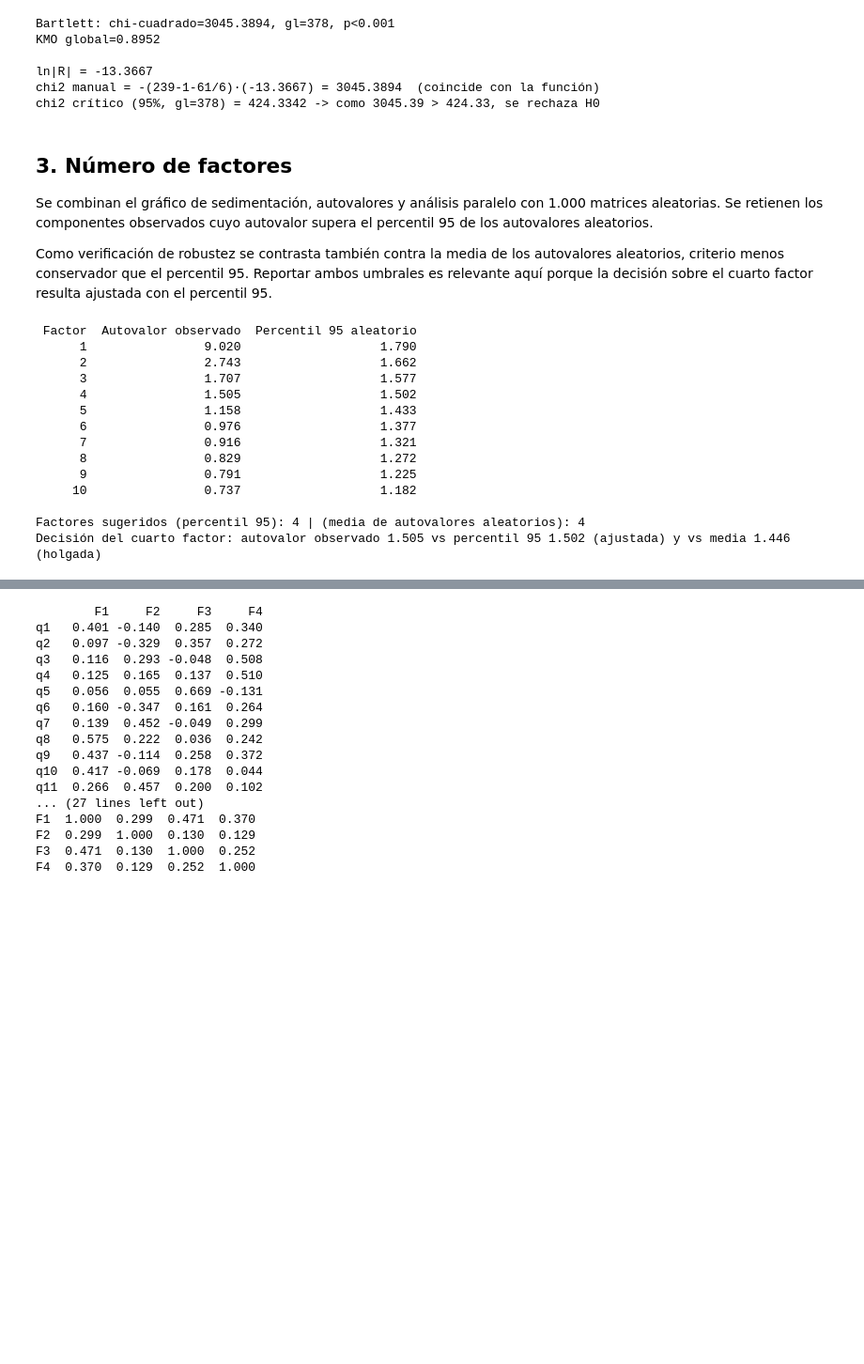
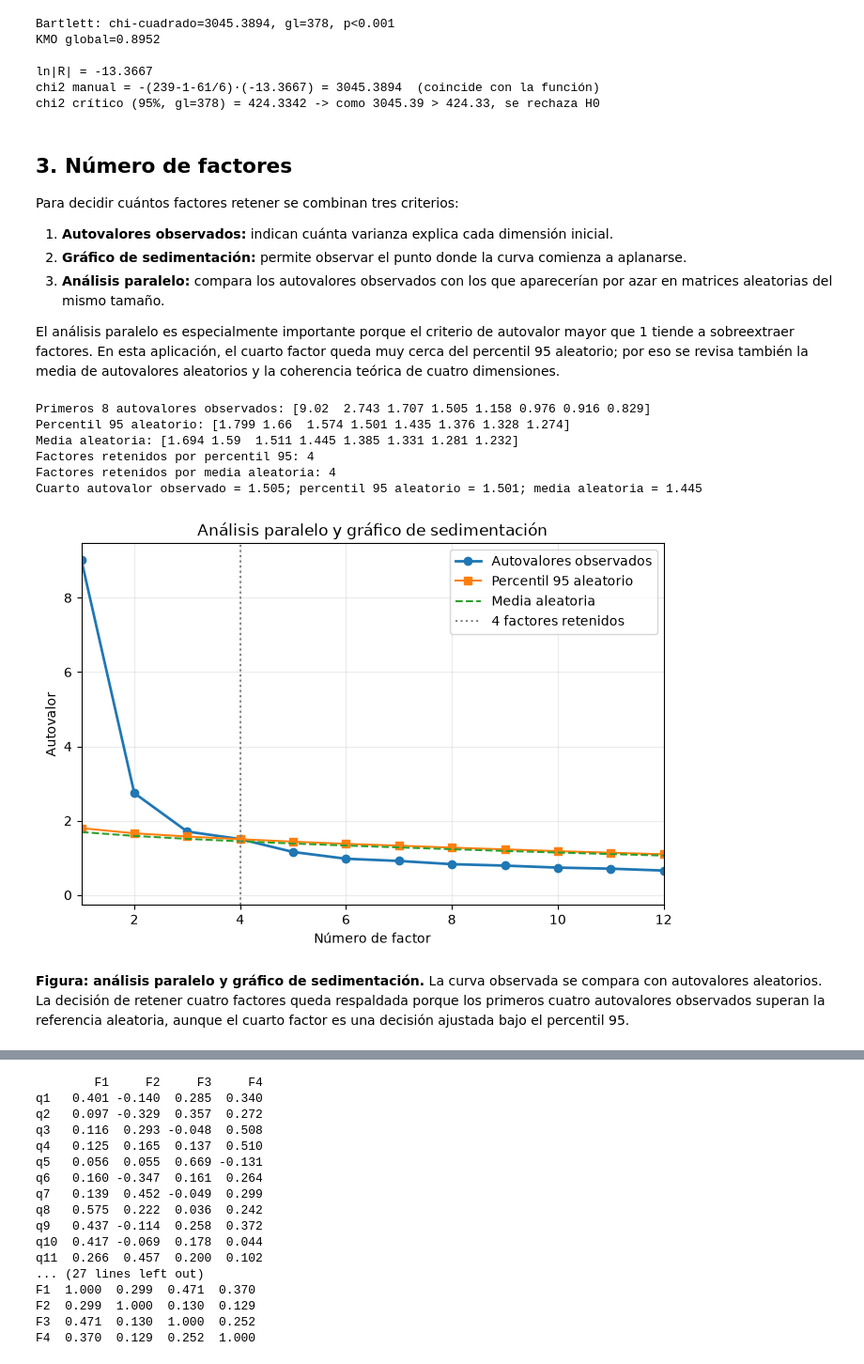
Before and after one commit to sebabecerra/Metodos-Cuantitativos-DEN, a Jupyter notebook: Tarea2/notebooks/Tarea_2_P2_Analisis_Factorial.ipynb, the cells around one changed output, grey strips where cells are left out. Shown at 94% size. Saved outputs shown, nothing was run; the diff lists cells and outputs as text; code cells hidden in the pictures; blank space fills up the shorter version.

```diff
--- a/Tarea2/notebooks/Tarea_2_P2_Analisis_Factorial.ipynb
+++ b/Tarea2/notebooks/Tarea_2_P2_Analisis_Factorial.ipynb
@@ -117,33 +117,54 @@ chi2 crítico (95%, gl=378) = 424.3342 -> como 3045.39 > 424.33, se rechaza H0
 # %% [markdown]
 ## 3. Número de factores
 
-Se combinan el gráfico de sedimentación, autovalores y análisis paralelo con 1.000 matrices aleatorias. Se retienen los componentes observados cuyo autovalor supera el percentil 95 de los autovalores aleatorios.
+Para decidir cuántos factores retener se combinan tres criterios:
 
-Como verificación de robustez se contrasta también contra la media de los autovalores aleatorios, criterio menos conservador que el percentil 95. Reportar ambos umbrales es relevante aquí porque la decisión sobre el cuarto factor resulta ajustada con el percentil 95.
+1. **Autovalores observados:** indican cuánta varianza explica cada dimensión inicial.
+2. **Gráfico de sedimentación:** permite observar el punto donde la curva comienza a aplanarse.
+3. **Análisis paralelo:** compara los autovalores observados con los que aparecerían por azar en matrices aleatorias del mismo tamaño.
+
+El análisis paralelo es especialmente importante porque el criterio de autovalor mayor que 1 tiende a sobreextraer factores. En esta aplicación, el cuarto factor queda muy cerca del percentil 95 aleatorio; por eso se revisa también la media de autovalores aleatorios y la coherencia teórica de cuatro dimensiones.
 # %%
 R=X.corr().to_numpy(); eig=np.linalg.eigvalsh(R)[::-1]
-rng=np.random.default_rng(20260706); re=[]
-for _ in range(1000): re.append(np.linalg.eigvalsh(np.corrcoef(rng.normal(size=X.shape),rowvar=False))[::-1])
-re=np.asarray(re); pa95=np.quantile(re,.95,axis=0); pamean=re.mean(axis=0)
-n=int(np.sum(eig>pa95)); nmean=int(np.sum(eig>pamean))
-print(pd.DataFrame({'Factor':range(1,29),'Autovalor observado':eig,'Percentil 95 aleatorio':pa95}).head(10).round(3).to_string(index=False))
-print('\nFactores sugeridos (percentil 95):',n,'| (media de autovalores aleatorios):',nmean)
-print(f'Decisión del cuarto factor: autovalor observado {eig[3]:.3f} vs percentil 95 {pa95[3]:.3f} (ajustada) y vs media {pamean[3]:.3f} (holgada)')
+rng=np.random.default_rng(12345)
+rand=[]
+for _ in range(1000):
+    Rr=np.corrcoef(rng.normal(size=X.shape),rowvar=False)
+    rand.append(np.linalg.eigvalsh(Rr)[::-1])
+rand=np.array(rand)
+rand95=np.percentile(rand,95,axis=0)
+randmean=rand.mean(axis=0)
+print('Primeros 8 autovalores observados:',np.round(eig[:8],3))
+print('Percentil 95 aleatorio:',np.round(rand95[:8],3))
+print('Media aleatoria:',np.round(randmean[:8],3))
+print('Factores retenidos por percentil 95:',int((eig>rand95).sum()))
+print('Factores retenidos por media aleatoria:',int((eig>randmean).sum()))
+print(f'Cuarto autovalor observado = {eig[3]:.3f}; percentil 95 aleatorio = {rand95[3]:.3f}; media aleatoria = {randmean[3]:.3f}')
+
+import matplotlib.pyplot as plt
+fig, ax = plt.subplots(figsize=(8,5))
+xs=np.arange(1,len(items)+1)
+ax.plot(xs,eig,marker='o',label='Autovalores observados',linewidth=2)
+ax.plot(xs,rand95,marker='s',label='Percentil 95 aleatorio',linewidth=1.5)
+ax.plot(xs,randmean,linestyle='--',label='Media aleatoria',linewidth=1.5)
+ax.axvline(4,color='gray',linestyle=':',label='4 factores retenidos')
+ax.set_xlabel('Número de factor')
+ax.set_ylabel('Autovalor')
+ax.set_title('Análisis paralelo y gráfico de sedimentación')
+ax.set_xlim(1,12)
+ax.grid(alpha=.25)
+ax.legend()
+plt.show()
 # %% [output]
- Factor  Autovalor observado  Percentil 95 aleatorio
-      1                9.020                   1.790
-      2                2.743                   1.662
-      3                1.707                   1.577
-      4                1.505                   1.502
-      5                1.158                   1.433
-      6                0.976                   1.377
-      7                0.916                   1.321
-      8                0.829                   1.272
-      9                0.791                   1.225
-     10                0.737                   1.182
-
-Factores sugeridos (percentil 95): 4 | (media de autovalores aleatorios): 4
-Decisión del cuarto factor: autovalor observado 1.505 vs percentil 95 1.502 (ajustada) y vs media 1.446 (holgada)
+Primeros 8 autovalores observados: [9.02  2.743 1.707 1.505 1.158 0.976 0.916 0.829]
+Percentil 95 aleatorio: [1.799 1.66  1.574 1.501 1.435 1.376 1.328 1.274]
+Media aleatoria: [1.694 1.59  1.511 1.445 1.385 1.331 1.281 1.232]
+Factores retenidos por percentil 95: 4
+Factores retenidos por media aleatoria: 4
+Cuarto autovalor observado = 1.505; percentil 95 aleatorio = 1.501; media aleatoria = 1.445
+[figure, added]
+# %% [markdown]
+**Figura: análisis paralelo y gráfico de sedimentación.** La curva observada se compara con autovalores aleatorios. La decisión de retener cuatro factores queda respaldada porque los primeros cuatro autovalores observados superan la referencia aleatoria, aunque el cuarto factor es una decisión ajustada bajo el percentil 95.
 # %% [markdown]
 ## 4. Solución de cuatro factores
 
```
Also changed, not shown: parts of 3 cells of this notebook, 6 other files.
